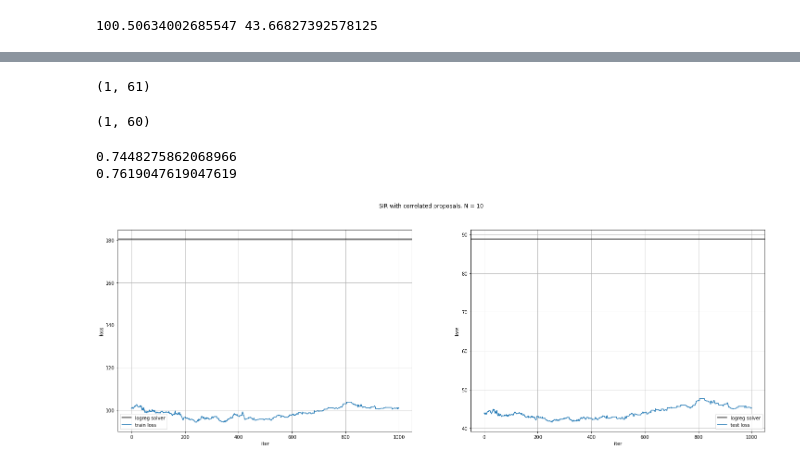
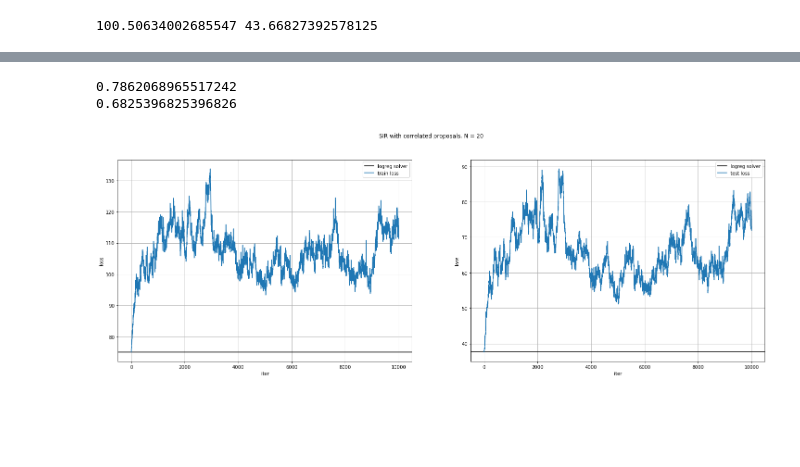
Before and after one commit to premolab/gans_sampling, a Jupyter notebook: notebooks/logistic_regression.ipynb, the cells around one changed output, grey strips where cells are left out. Drawn from its saved outputs; the diff is of its cells as text; code cells hidden in the pictures; blank space fills up the shorter version.

```diff
--- a/notebooks/logistic_regression.ipynb
+++ b/notebooks/logistic_regression.ipynb
@@ -87,3 +90,18 @@ class BinaryLogisticLoss():
 
     def log_prob_args(self, w, X, y):
         return -self.func(w, X, y)
+
+def calculate_losses(history, loss_fun, X_train, X_test, y_train, y_test):
+    loss_train = []
+    loss_test = []
+    for _, w in enumerate(history):
+        train_loss = loss_fun(w, X_train, y_train).item()
+        test_loss = loss_fun(w, X_test, y_test).item()
+
+        loss_train.append(train_loss)
+        loss_test.append(test_loss)
+
+        print('Iter: %d, Training loss: %f, Test loss %f' % (_,
+                                                             loss_train[-1],
+                                                             loss_test[-1]))
+    return loss_train, loss_test
@@ -234,25 +176,25 @@ print(train_loss, test_loss)
 # %%
 device = 'cpu'
-scale_proposal = 1.0
+scale_proposal = 1
 random_seed = 42
 proposal = init_independent_normal(scale_proposal, dim, device)
 
 n_steps = 10000
 batch_size = 1
 c = 0.1
-N = 10
+N = 20
 alpha = (1 - c/dim)**0.5
 torch.manual_seed(random_seed)
 np.random.seed(random_seed)
 random.seed(random_seed)
 #start = proposal.sample([batch_size])
-start = torch.zeros((1, dim))
-history, loss_train, loss_test = sir_correlated_dynamics_logreg(start,
-                                                                target,
-                                                                proposal,
-                                                                n_steps,
-                                                                N,
-                                                                alpha,
-                                                                X_train, X_test,
-                                                                y_train, y_test)
+#start = torch.zeros((1, dim))
+start = w_clf
+history = sir_correlated_dynamics(start,
+                                  target,
+                                  proposal,
+                                  n_steps,
+                                  N,
+                                  alpha)
+loss_train, loss_test = calculate_losses(history, target.func, X_train, X_test, y_train, y_test)
 # %% [output]
@@ -278,11 +218,3 @@ last_w = history[-1].numpy()
-# %%
-last_w.shape
-# %% [output]
-(1, 61)
-# %%
-clf.coef_.shape
-# %% [output]
-(1, 60)
 # %%
 last_w = history[-1].numpy()
 clf.coef_ = last_w[:, :-1]
@@ -290,28 +222,28 @@ clf.intercept_ = last_w[:, -1]
 print(clf.score(X_train_small, y_train))
 print(clf.score(X_test_small, y_test))
 # %% [output]
-0.7448275862068966
-0.7619047619047619
+0.7862068965517242
+0.6825396825396826
 # %%
 fig, axs = plt.subplots(ncols=2, nrows=1, figsize=(25, 8))
 name = f'SIR with сorrelated proposals, N = {N}'
 fig.suptitle(name)
 
-axs[0].axhline(train_loss, label='logreg solver', color='black')
+axs[0].axhline(train_loss_clf, label='logreg solver', color='black')
 axs[0].set_xlabel('iter')
 axs[0].set_ylabel('loss')
 axs[0].plot(np.arange(len(loss_train)), loss_train, label = 'train loss')
 
-axs[1].axhline(test_loss, label='logreg solver', color='black')
+axs[1].axhline(test_loss_clf, label='logreg solver', color='black')
 axs[1].set_xlabel('iter')
 axs[1].set_ylabel('loss')
 axs[1].plot(np.arange(len(loss_test)), loss_test, label = 'test loss')
 
 
 for ax in axs:
     ax.grid()
     ax.legend()
 
 plt.show()
 # %% [output]
-[figure, old version]
+[figure, new version]
```
Also changed, not shown: parts of 29 cells of this notebook.
